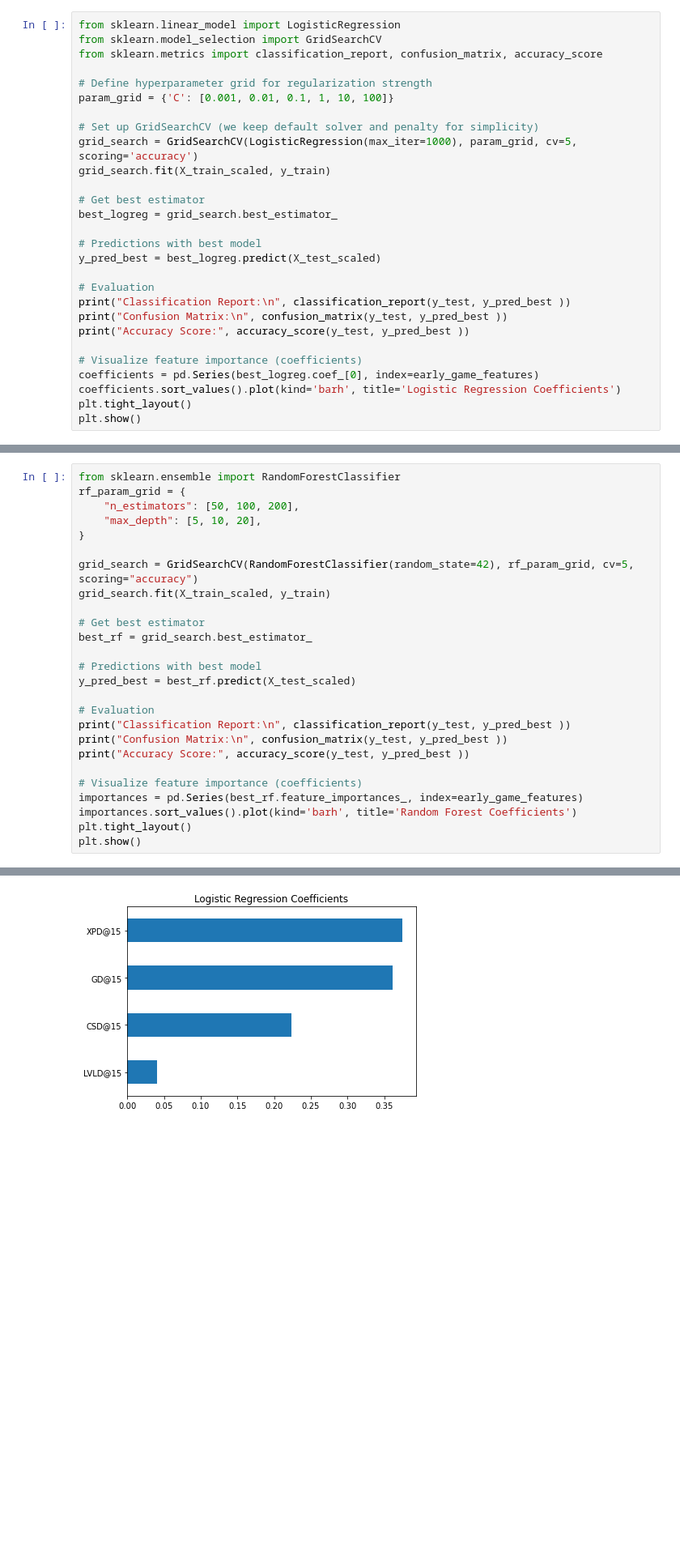
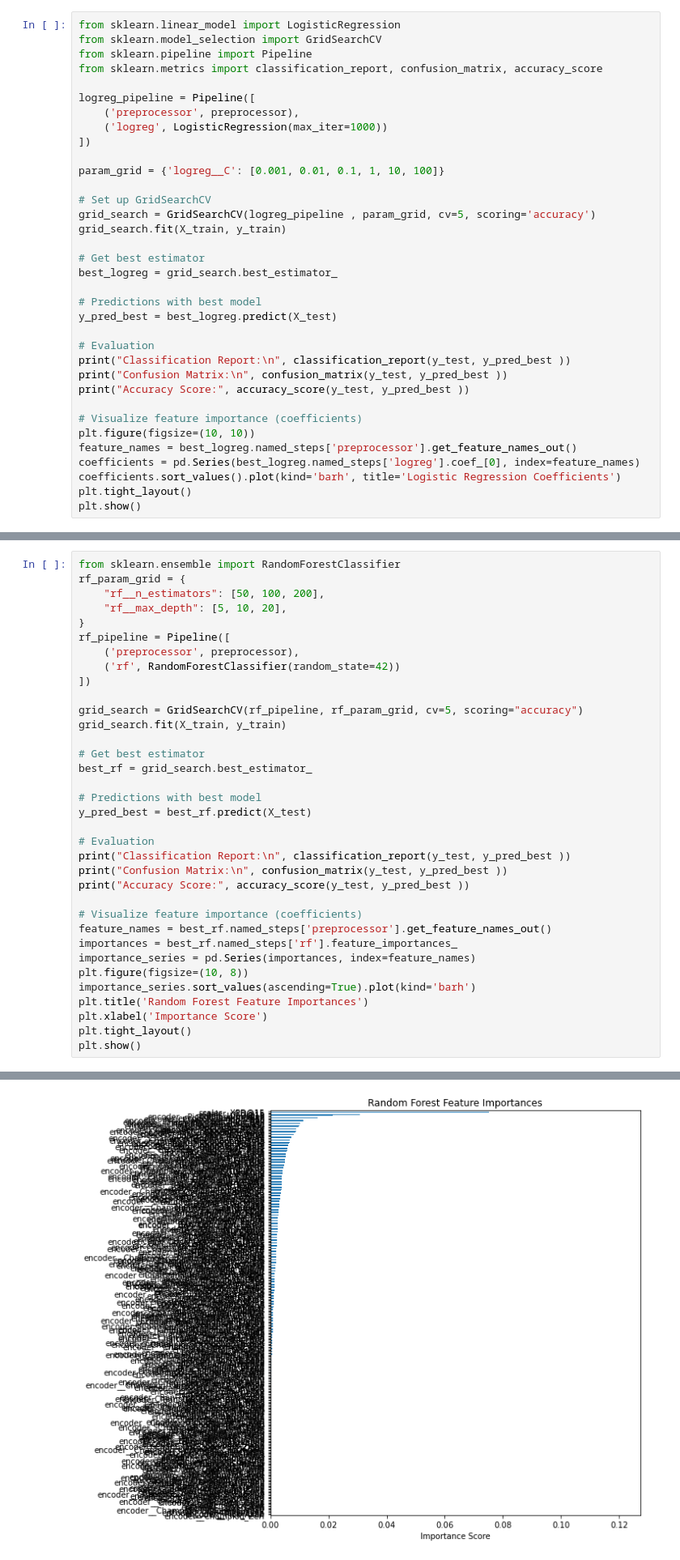
Before and after one commit to burtonjong/lolanalysis, a Jupyter notebook: LEC_analysis.ipynb, the cells around one changed output, grey strips where cells are left out. Shown at 81% size. Cells and saved outputs as stored; diff of their text form; blank space fills up the shorter version.

```diff
--- a/LEC_analysis.ipynb
+++ b/LEC_analysis.ipynb
@@ -46,20 +48,25 @@ X_test_scaled = scaler.transform(X_test)
 # %%
 from sklearn.linear_model import LogisticRegression
 from sklearn.model_selection import GridSearchCV
+from sklearn.pipeline import Pipeline
 from sklearn.metrics import classification_report, confusion_matrix, accuracy_score
 
-# Define hyperparameter grid for regularization strength
-param_grid = {'C': [0.001, 0.01, 0.1, 1, 10, 100]}
+logreg_pipeline = Pipeline([
+    ('preprocessor', preprocessor),
+    ('logreg', LogisticRegression(max_iter=1000))
+])
 
-# Set up GridSearchCV (we keep default solver and penalty for simplicity)
-grid_search = GridSearchCV(LogisticRegression(max_iter=1000), param_grid, cv=5, scoring='accuracy')
-grid_search.fit(X_train_scaled, y_train)
+param_grid = {'logreg__C': [0.001, 0.01, 0.1, 1, 10, 100]}
+
+# Set up GridSearchCV
+grid_search = GridSearchCV(logreg_pipeline , param_grid, cv=5, scoring='accuracy')
+grid_search.fit(X_train, y_train)
 
 # Get best estimator
 best_logreg = grid_search.best_estimator_
 
 # Predictions with best model
-y_pred_best = best_logreg.predict(X_test_scaled)
+y_pred_best = best_logreg.predict(X_test)
 
 # Evaluation
 print("Classification Report:\n", classification_report(y_test, y_pred_best ))
@@ -67,7 +74,9 @@ print("Confusion Matrix:\n", confusion_matrix(y_test, y_pred_best ))
 print("Accuracy Score:", accuracy_score(y_test, y_pred_best ))
 
 # Visualize feature importance (coefficients)
-coefficients = pd.Series(best_logreg.coef_[0], index=early_game_features)
+plt.figure(figsize=(10, 10))
+feature_names = best_logreg.named_steps['preprocessor'].get_feature_names_out()
+coefficients = pd.Series(best_logreg.named_steps['logreg'].coef_[0], index=feature_names)
 coefficients.sort_values().plot(kind='barh', title='Logistic Regression Coefficients')
 plt.tight_layout()
 plt.show()
@@ -92,18 +101,22 @@ Accuracy Score: 0.6333333333333333
 # %%
 from sklearn.ensemble import RandomForestClassifier
 rf_param_grid = {
-    "n_estimators": [50, 100, 200],
-    "max_depth": [5, 10, 20],
+    "rf__n_estimators": [50, 100, 200],
+    "rf__max_depth": [5, 10, 20],
 }
+rf_pipeline = Pipeline([
+    ('preprocessor', preprocessor),
+    ('rf', RandomForestClassifier(random_state=42))
+])
 
-grid_search = GridSearchCV(RandomForestClassifier(random_state=42), rf_param_grid, cv=5, scoring="accuracy")
-grid_search.fit(X_train_scaled, y_train)
+grid_search = GridSearchCV(rf_pipeline, rf_param_grid, cv=5, scoring="accuracy")
+grid_search.fit(X_train, y_train)
 
 # Get best estimator
 best_rf = grid_search.best_estimator_
 
 # Predictions with best model
-y_pred_best = best_rf.predict(X_test_scaled)
+y_pred_best = best_rf.predict(X_test)
 
 # Evaluation
 print("Classification Report:\n", classification_report(y_test, y_pred_best ))
@@ -111,8 +124,13 @@ print("Confusion Matrix:\n", confusion_matrix(y_test, y_pred_best ))
 print("Accuracy Score:", accuracy_score(y_test, y_pred_best ))
 
 # Visualize feature importance (coefficients)
-importances = pd.Series(best_rf.feature_importances_, index=early_game_features)
-importances.sort_values().plot(kind='barh', title='Random Forest Coefficients')
+feature_names = best_rf.named_steps['preprocessor'].get_feature_names_out()
+importances = best_rf.named_steps['rf'].feature_importances_
+importance_series = pd.Series(importances, index=feature_names)
+plt.figure(figsize=(10, 8))
+importance_series.sort_values(ascending=True).plot(kind='barh')
+plt.title('Random Forest Feature Importances')
+plt.xlabel('Importance Score')
 plt.tight_layout()
 plt.show()
 # %% [output]
@@ -133,2 +151,2 @@ Accuracy Score: 0.6111111111111112
-[figure, old version]
+[figure, new version]
 # %% [markdown]
```
Also changed, not shown: parts of 8 cells of this notebook.
